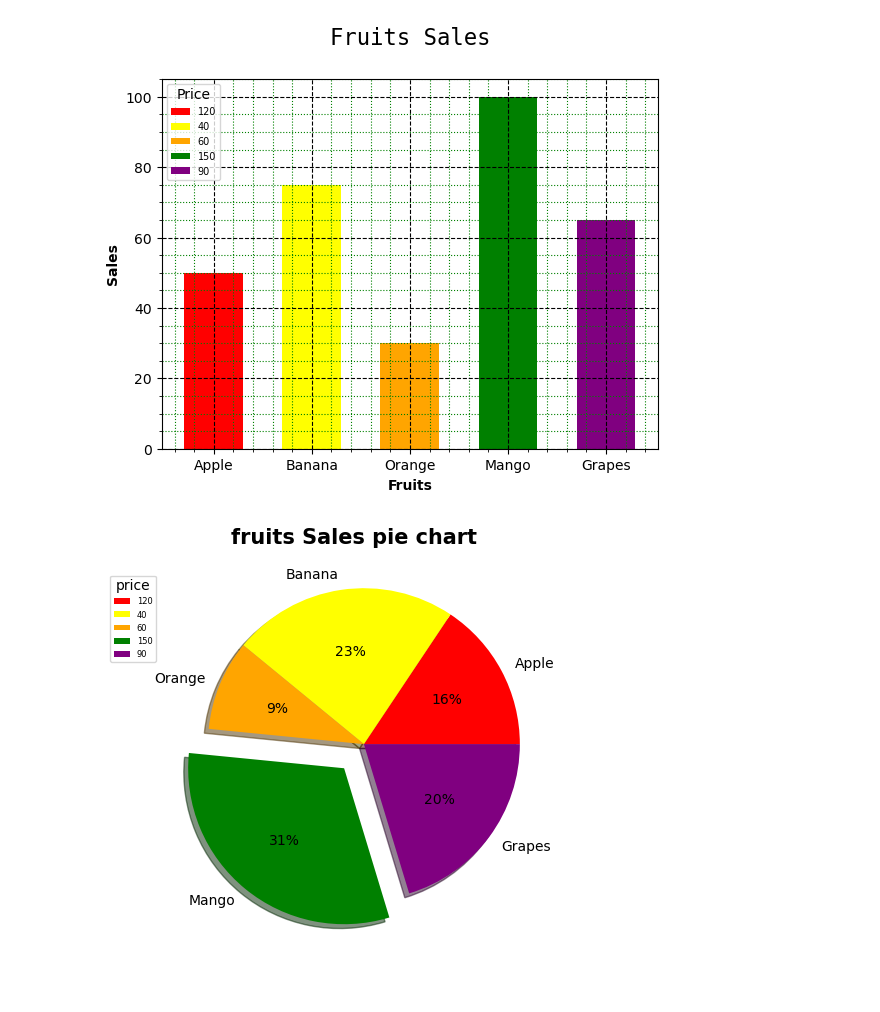
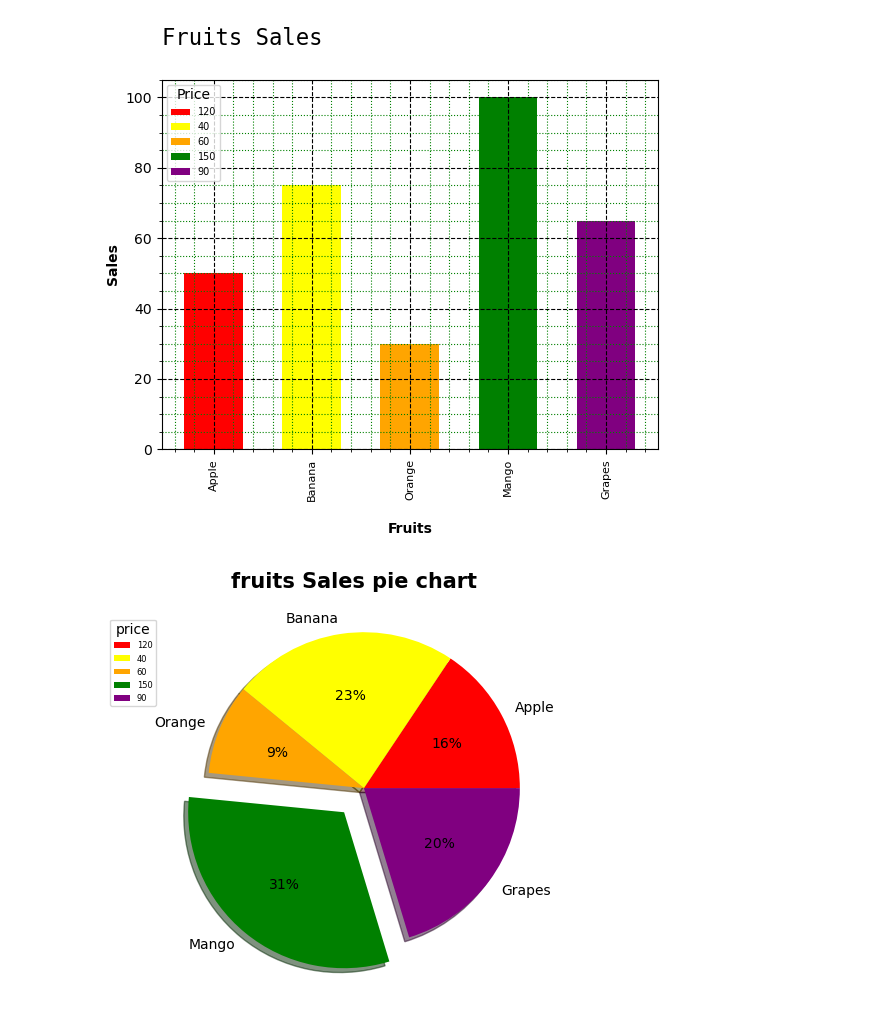
Before and after one commit to Jishnu-12/Data-analytics, a Jupyter notebook: Matplotlib/matplotlib3.ipynb, the cells around one changed output. Drawn from its saved outputs; the diff is of its cells as text; code cells hidden in the pictures; blank space fills up the shorter version.

```diff
--- a/Matplotlib/matplotlib3.ipynb
+++ b/Matplotlib/matplotlib3.ipynb
@@ -1,28 +1,29 @@
 # %%
 import matplotlib.pyplot as plt
 import numpy as np
 import pandas as pd
 
 
 data = {
     "Fruits": ["Apple", "Banana", "Orange", "Mango", "Grapes"],
     "Sold": [50, 75, 30, 100, 65],
     "Price": [120, 40, 60, 150, 90]
 }
 
 df = pd.DataFrame(data)
 colors = ["red","yellow","orange","green","purple"]
 plt.bar(df["Fruits"],df["Sold"],width = 0.6,color = colors,label = ["Apple", "Banana", "Orange", "Mango", "Grapes"])
 plt.legend(title = "Price",fontsize = 7,loc = "upper left",labels = df["Price"])
-plt.title("Fruits Sales",size = 16,family = "monospace",pad = 25)
-plt.xlabel("Fruits",fontweight = "bold")
+plt.title("Fruits Sales",size = 16,family = "monospace",pad = 25,loc ="left")
+plt.xlabel("Fruits",fontweight = "bold",labelpad = 15)
 plt.ylabel("Sales" , fontweight = "bold")
 plt.grid( linestyle = "--",color = "black")
 plt.grid(which = "minor" , linestyle = ":" , color = "green")
+plt.tick_params(axis = "x", rotation = 90 , labelsize = 8)
 plt.minorticks_on()
 plt.show()
 # %% [output]
-[figure, old version]
+[figure, new version]
 # %%
 colors = ["red","yellow","orange","green","purple"]
 
```
Also changed, not shown: parts of 1 cell of this notebook, 6 other files.
